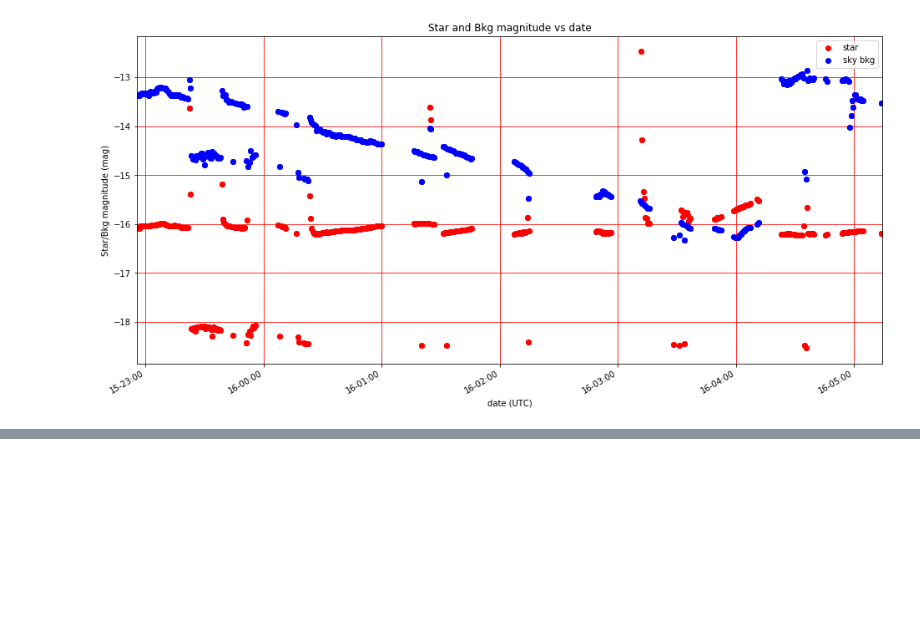
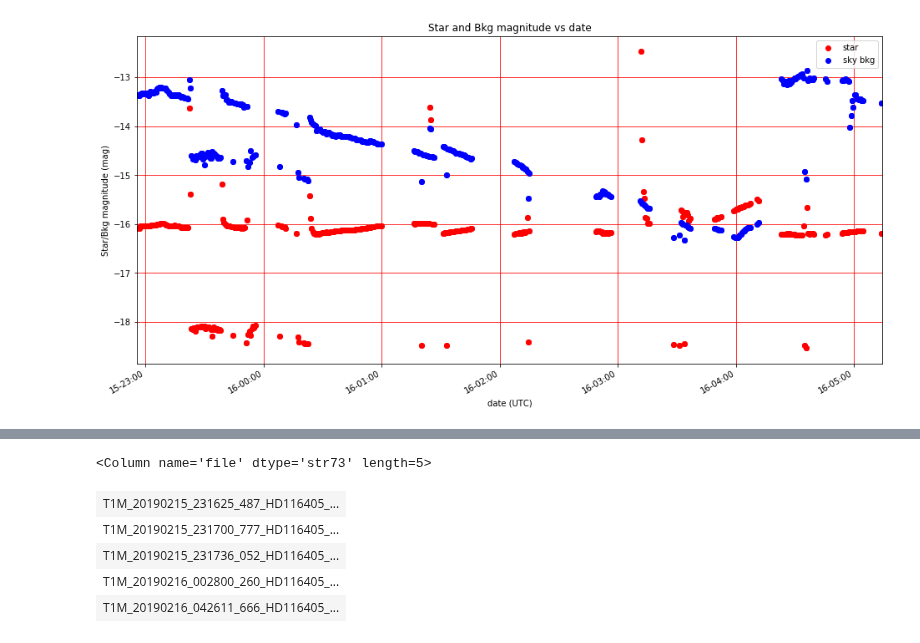
Before and after one commit to sylvielsstfr/SpectractorAnaAtm19, a Jupyter notebook: ana_20190215_HD116405_Filtre_None/AnaStarPhotometry.ipynb, the cells around one changed output, grey strips where cells are left out. Drawn from its saved outputs; the diff is of its cells as text; code cells hidden in the pictures; blank space fills up the shorter version.

```diff
--- a/ana_20190215_HD116405_Filtre_None/AnaStarPhotometry.ipynb
+++ b/ana_20190215_HD116405_Filtre_None/AnaStarPhotometry.ipynb
@@ -204,0 +239,9 @@ PlotStarmagBkgvsUTC(ifig,all_datetime,t["starmag"],t["bkgmag"],t["starmagerr"],t
+# %%
+t["file"][selected_idx]
+# %% [output]
+<Column name='file' dtype='str73' length=5>
+| T1M_20190215_231625_487_HD116405_... |
+| T1M_20190215_231700_777_HD116405_... |
+| T1M_20190215_231736_052_HD116405_... |
+| T1M_20190216_002800_260_HD116405_... |
+| T1M_20190216_042611_666_HD116405_... |
```
Also changed, not shown: parts of 5 cells of this notebook.
